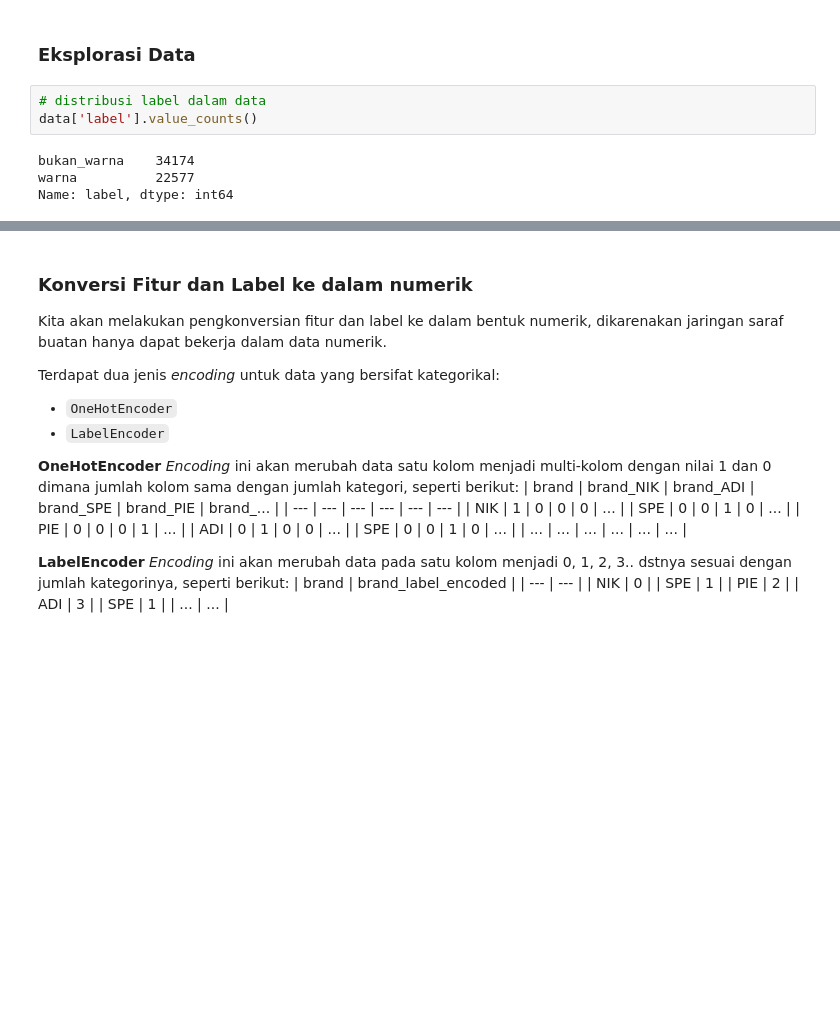
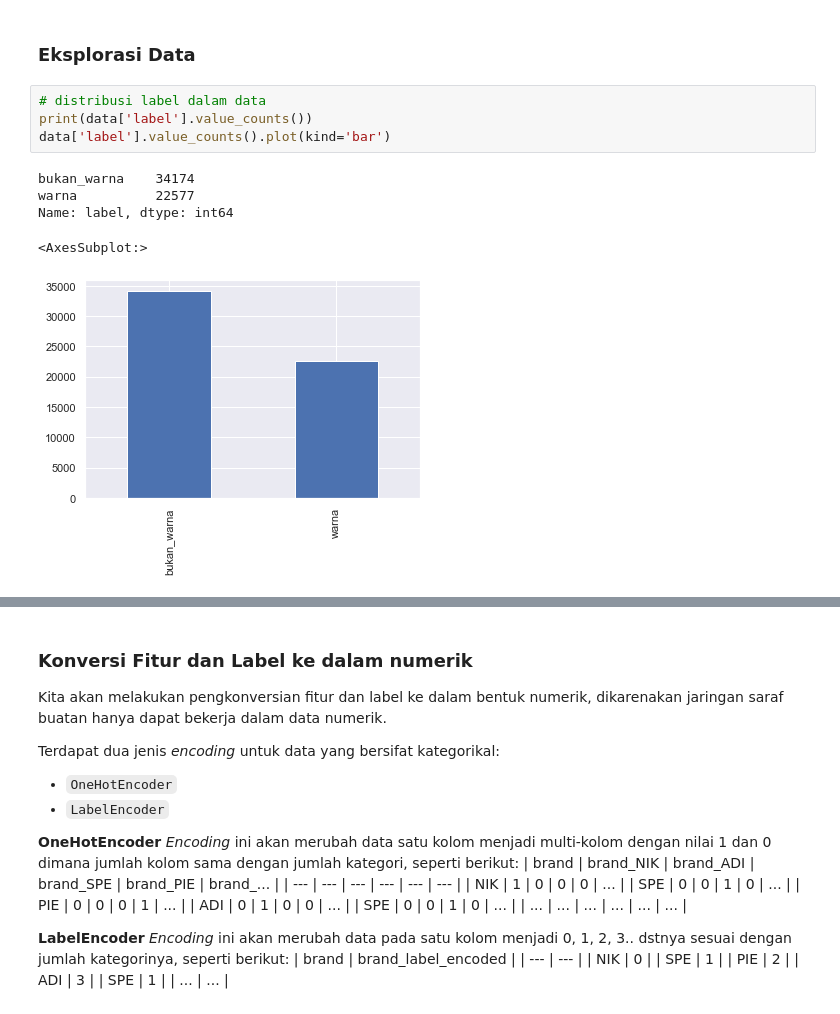
Before and after one commit to johanesPao/ColorSkim, a Jupyter notebook: ColorSkim_AI.ipynb, the cells around one changed output, grey strips where cells are left out. Saved outputs shown, nothing was run; the diff lists cells and outputs as text; blank space fills up the shorter version.

```diff
--- a/ColorSkim_AI.ipynb
+++ b/ColorSkim_AI.ipynb
@@ -148,10 +158,13 @@ data[:10]
 ### Eksplorasi Data
 # %%
 # distribusi label dalam data
-data['label'].value_counts()
+print(data['label'].value_counts())
+data['label'].value_counts().plot(kind='bar')
 # %% [output]
 bukan_warna    34174
 warna          22577
 Name: label, dtype: int64
+<AxesSubplot:>
+[figure, added]
 # %%
 # distribusi label dalam brand (data hanya menunjukkan 10 teratas)
```
Also changed, not shown: parts of 35 cells of this notebook, 23 other files.
